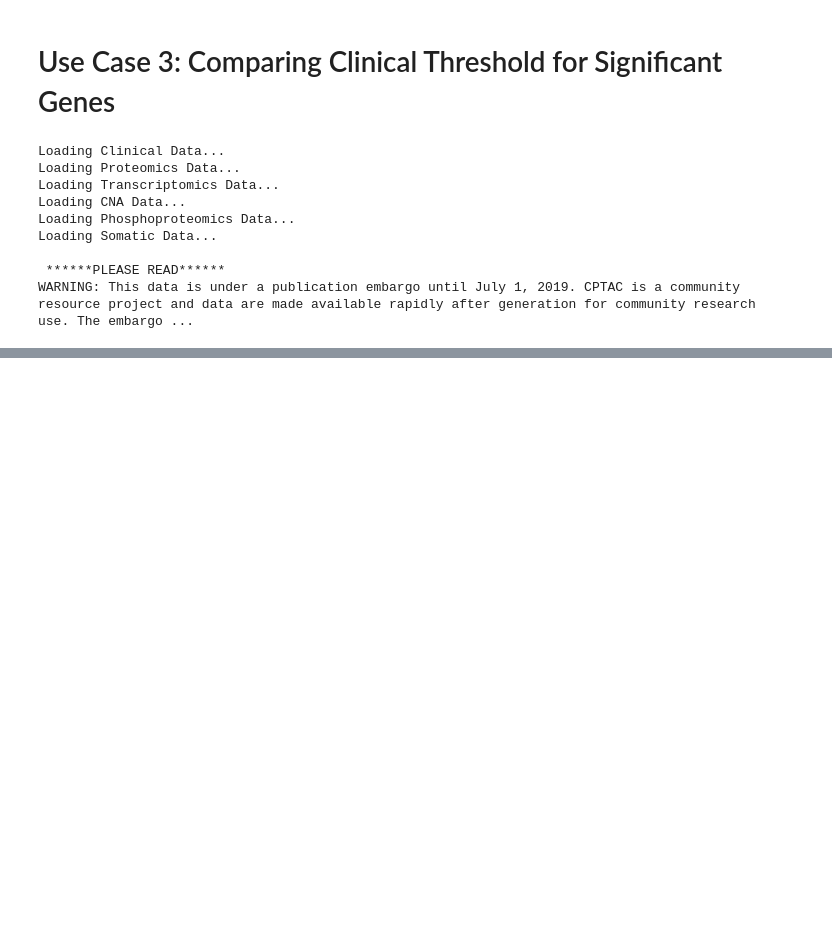
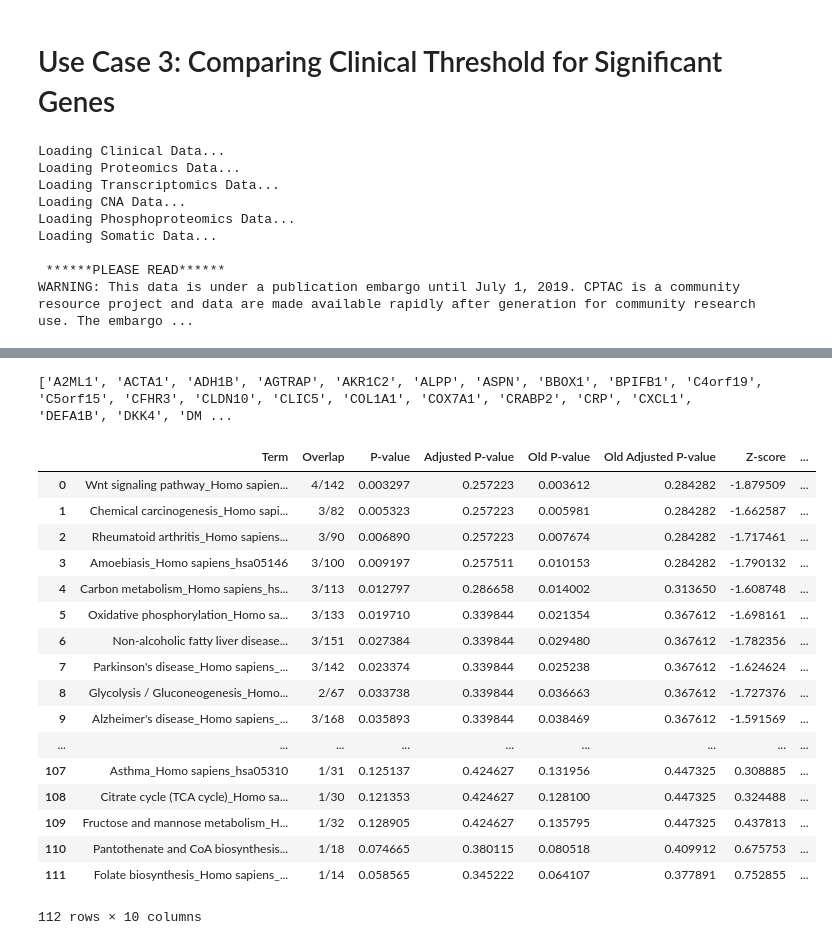
Before and after one commit to PayneLab/cptac, a Jupyter notebook: doc/use-case-3-alt.ipynb, the cells around one changed output, grey strips where cells are left out. Drawn from its saved outputs; the diff is of its cells as text; code cells hidden in the pictures; blank space fills up the shorter version.

```diff
--- a/doc/use-case-3-alt.ipynb
+++ b/doc/use-case-3-alt.ipynb
@@ -41 +42,28 @@ Text(0.5,1,'Difference of Means between high and low BMI')
 [figure]
+# %%
+sigDiff = diff[diff > 0.75]
+gene_list = sigDiff.index.tolist()
+# %% [output]
+['A2ML1', 'ACTA1', 'ADH1B', 'AGTRAP', 'AKR1C2', 'ALPP', 'ASPN', 'BBOX1', 'BPIFB1', 'C4orf19', 'C5orf15', 'CFHR3', 'CLDN10', 'CLIC5', 'COL1A1', 'COX7A1', 'CRABP2', 'CRP', 'CXCL1', 'DEFA1B', 'DKK4', 'DM ...
+# %%
+enr = gp.enrichr(gene_list = gene_list, description = 'BMI partitions', gene_sets = 'KEGG_2016', outdir='enrichr_kegg', cutoff=0.5)
+enr.res2d
+# %% [output]
+|  | Term | Overlap | P-value | Adjusted P-value | Old P-value | Old Adjusted P-value | Z-score | ... |
+| 0 | Wnt signaling pathway_Homo sapien... | 4/142 | 0.003297 | 0.257223 | 0.003612 | 0.284282 | -1.879509 | ... |
+| 1 | Chemical carcinogenesis_Homo sapi... | 3/82 | 0.005323 | 0.257223 | 0.005981 | 0.284282 | -1.662587 | ... |
+| 2 | Rheumatoid arthritis_Homo sapiens... | 3/90 | 0.006890 | 0.257223 | 0.007674 | 0.284282 | -1.717461 | ... |
+| 3 | Amoebiasis_Homo sapiens_hsa05146 | 3/100 | 0.009197 | 0.257511 | 0.010153 | 0.284282 | -1.790132 | ... |
+| 4 | Carbon metabolism_Homo sapiens_hs... | 3/113 | 0.012797 | 0.286658 | 0.014002 | 0.313650 | -1.608748 | ... |
+| 5 | Oxidative phosphorylation_Homo sa... | 3/133 | 0.019710 | 0.339844 | 0.021354 | 0.367612 | -1.698161 | ... |
+| 6 | Non-alcoholic fatty liver disease... | 3/151 | 0.027384 | 0.339844 | 0.029480 | 0.367612 | -1.782356 | ... |
+| 7 | Parkinson's disease_Homo sapiens_... | 3/142 | 0.023374 | 0.339844 | 0.025238 | 0.367612 | -1.624624 | ... |
+| 8 | Glycolysis / Gluconeogenesis_Homo... | 2/67 | 0.033738 | 0.339844 | 0.036663 | 0.367612 | -1.727376 | ... |
+| 9 | Alzheimer's disease_Homo sapiens_... | 3/168 | 0.035893 | 0.339844 | 0.038469 | 0.367612 | -1.591569 | ... |
+| ... | ... | ... | ... | ... | ... | ... | ... | ... |
+| 107 | Asthma_Homo sapiens_hsa05310 | 1/31 | 0.125137 | 0.424627 | 0.131956 | 0.447325 | 0.308885 | ... |
+| 108 | Citrate cycle (TCA cycle)_Homo sa... | 1/30 | 0.121353 | 0.424627 | 0.128100 | 0.447325 | 0.324488 | ... |
+| 109 | Fructose and mannose metabolism_H... | 1/32 | 0.128905 | 0.424627 | 0.135795 | 0.447325 | 0.437813 | ... |
+| 110 | Pantothenate and CoA biosynthesis... | 1/18 | 0.074665 | 0.380115 | 0.080518 | 0.409912 | 0.675753 | ... |
+| 111 | Folate biosynthesis_Homo sapiens_... | 1/14 | 0.058565 | 0.345222 | 0.064107 | 0.377891 | 0.752855 | ... |
+112 rows × 10 columns
```
Also changed, not shown: parts of 2 cells of this notebook, 2 other files.
